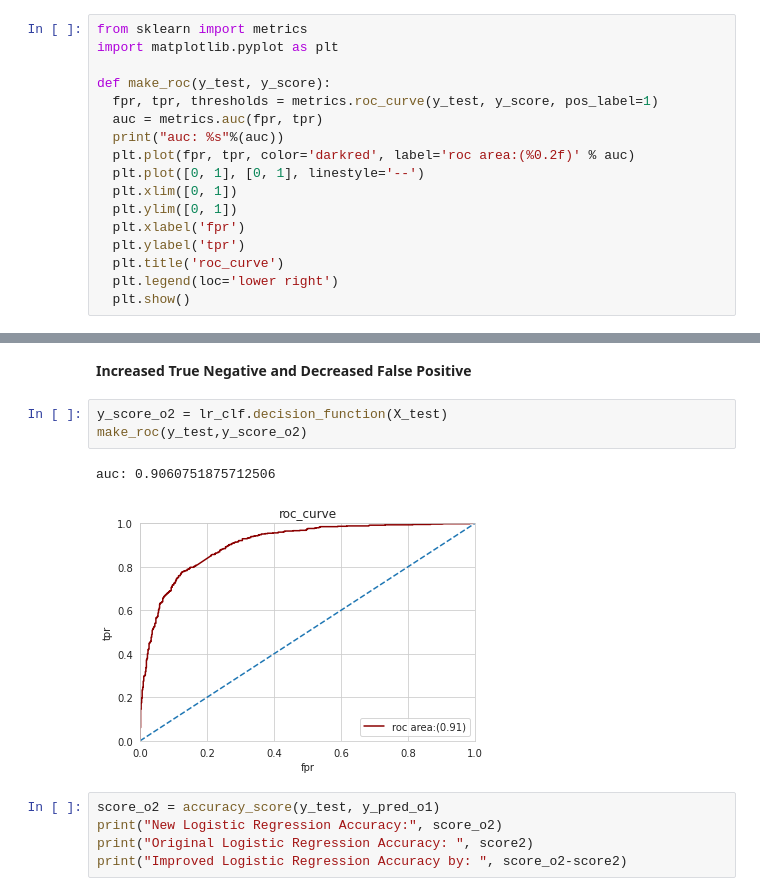
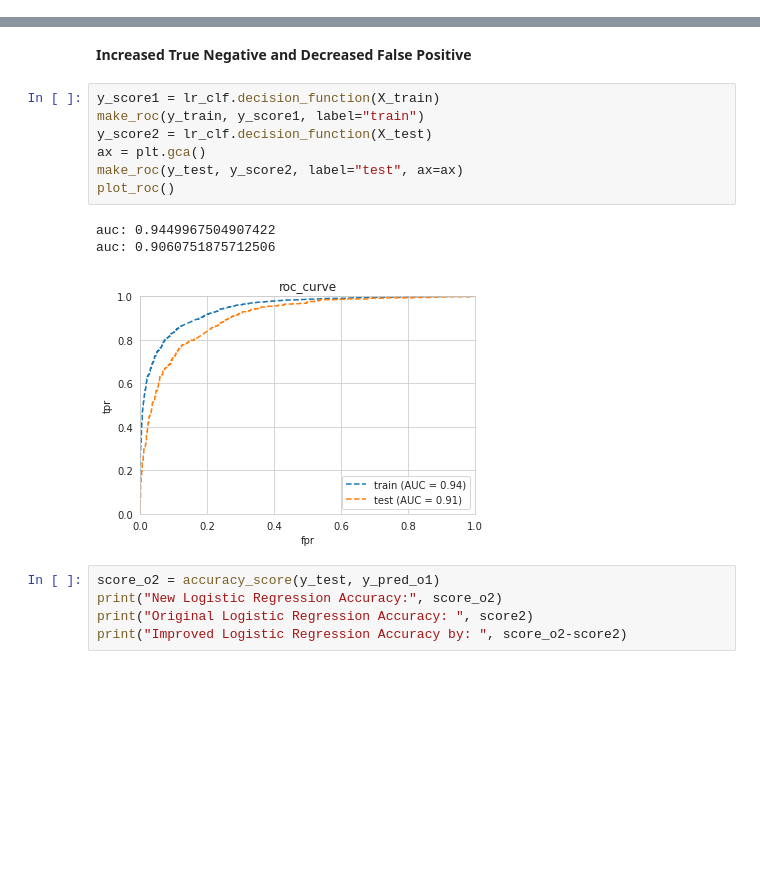
Before and after one commit to Almadam1/Tweet-Classification, a Jupyter notebook: twitter-depression-classification.ipynb, the cells around one changed output, grey strips where cells are left out. Cells and saved outputs as stored; diff of their text form; blank space fills up the shorter version.

```diff
--- a/twitter-depression-classification.ipynb
+++ b/twitter-depression-classification.ipynb
@@ -491,23 +520,6 @@ tweet = tfidf.transform(tweet).toarray()
 print(dtree.predict(tweet)) # 1 = non depressed and 0 = depressed
 # %% [output]
 [0]
-# %%
-from sklearn import metrics
-import matplotlib.pyplot as plt
-
-def make_roc(y_test, y_score):
-  fpr, tpr, thresholds = metrics.roc_curve(y_test, y_score, pos_label=1)
-  auc = metrics.auc(fpr, tpr)
-  print("auc: %s"%(auc))
-  plt.plot(fpr, tpr, color='darkred', label='roc area:(%0.2f)' % auc)
-  plt.plot([0, 1], [0, 1], linestyle='--')
-  plt.xlim([0, 1])
-  plt.ylim([0, 1])
-  plt.xlabel('fpr')
-  plt.ylabel('tpr')
-  plt.title('roc_curve')
-  plt.legend(loc='lower right')
-  plt.show()
 # %% [markdown]
 # Optimize Logistic Regression
 # %%
@@ -536,12 +548,17 @@ ConfusionMatrixDisplay(confusion_matrix=confusion_matrix(y_test, y_pred_o1), dis
 [figure]
 # %% [markdown]
 **Increased True Negative and Decreased False Positive**
-# %%
-y_score_o2 = lr_clf.decision_function(X_test)
-make_roc(y_test,y_score_o2)
-# %% [output]
-auc: 0.9060751875712506
-[figure, removed]
+# %%
+y_score1 = lr_clf.decision_function(X_train)
+make_roc(y_train, y_score1, label="train")
+y_score2 = lr_clf.decision_function(X_test)
+ax = plt.gca()
+make_roc(y_test, y_score2, label="test", ax=ax)
+plot_roc()
+# %% [output]
+auc: 0.9449967504907422
+auc: 0.9060751875712506
+[figure, added]
 # %%
 score_o2 = accuracy_score(y_test, y_pred_o1)
 print("New Logistic Regression Accuracy:", score_o2)
```
Also changed, not shown: parts of 12 cells of this notebook.
